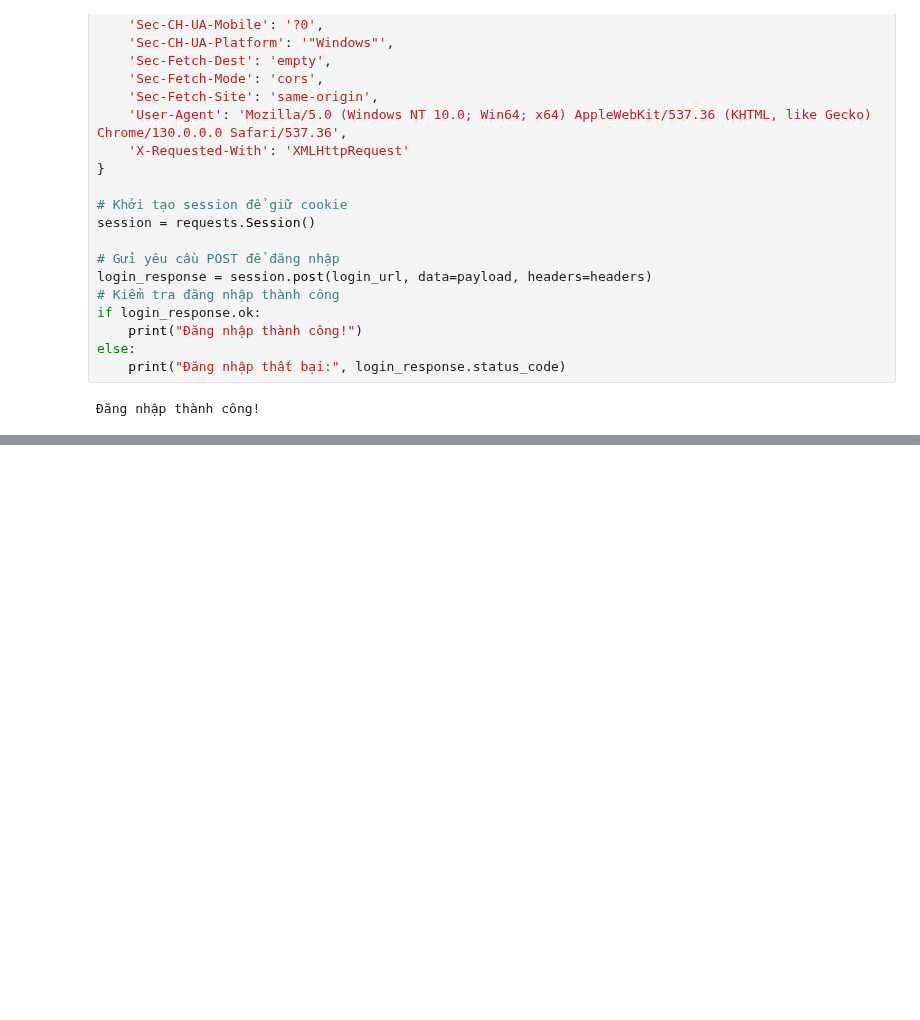
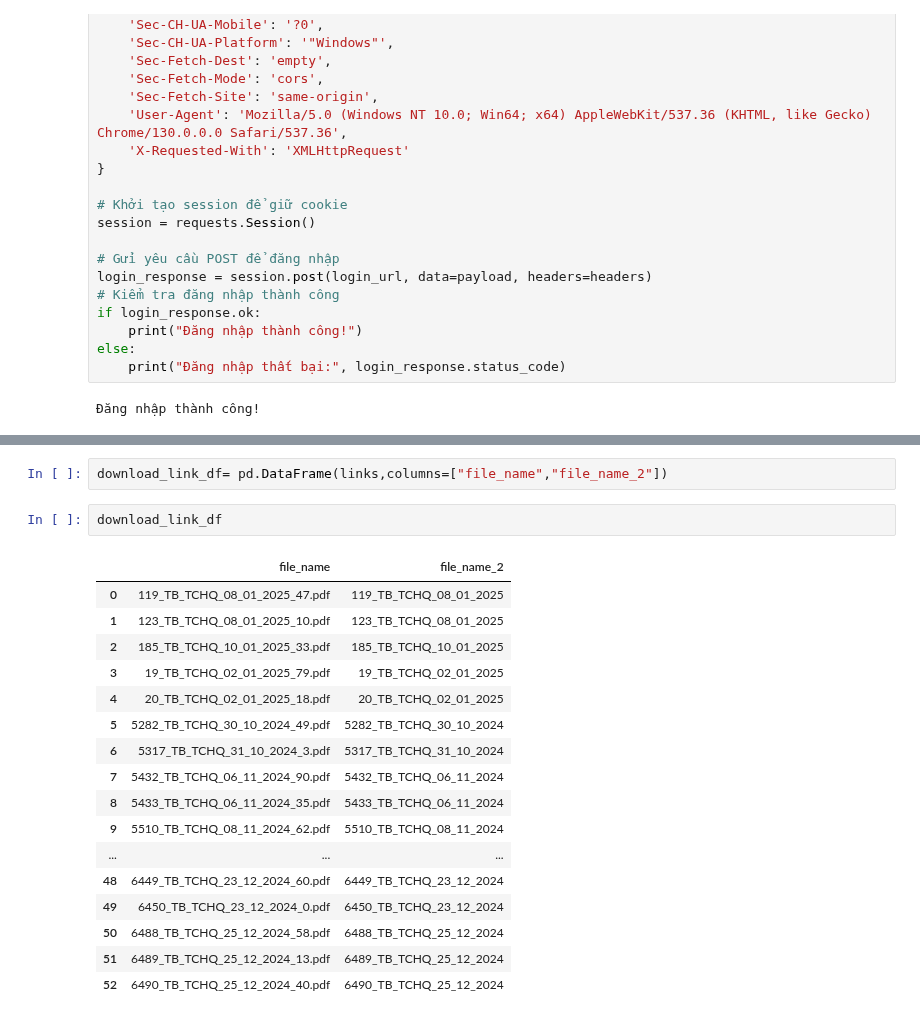
Before and after one commit to nguyenmanhcuong1291/uni_craw_tvpl, a Jupyter notebook: uni_craw_thuvienphapluat/3.craw_pdf_files.ipynb, the cells around one changed output, grey strips where cells are left out. Saved outputs shown, nothing was run; the diff lists cells and outputs as text; blank space fills up the shorter version.

```diff
--- a/uni_craw_thuvienphapluat/3.craw_pdf_files.ipynb
+++ b/uni_craw_thuvienphapluat/3.craw_pdf_files.ipynb
@@ -142,0 +205,22 @@ Tải file thành công và lưu thành 4008_TB_TCHQ_22_08_2024.pdf
+# %%
+download_link_df= pd.DataFrame(links,columns=["file_name","file_name_2"])
+# %%
+download_link_df
+# %% [output]
+|  | file_name | file_name_2 |
+| 0 | 119_TB_TCHQ_08_01_2025_47.pdf | 119_TB_TCHQ_08_01_2025 |
+| 1 | 123_TB_TCHQ_08_01_2025_10.pdf | 123_TB_TCHQ_08_01_2025 |
+| 2 | 185_TB_TCHQ_10_01_2025_33.pdf | 185_TB_TCHQ_10_01_2025 |
+| 3 | 19_TB_TCHQ_02_01_2025_79.pdf | 19_TB_TCHQ_02_01_2025 |
+| 4 | 20_TB_TCHQ_02_01_2025_18.pdf | 20_TB_TCHQ_02_01_2025 |
+| 5 | 5282_TB_TCHQ_30_10_2024_49.pdf | 5282_TB_TCHQ_30_10_2024 |
+| 6 | 5317_TB_TCHQ_31_10_2024_3.pdf | 5317_TB_TCHQ_31_10_2024 |
+| 7 | 5432_TB_TCHQ_06_11_2024_90.pdf | 5432_TB_TCHQ_06_11_2024 |
+| 8 | 5433_TB_TCHQ_06_11_2024_35.pdf | 5433_TB_TCHQ_06_11_2024 |
+| 9 | 5510_TB_TCHQ_08_11_2024_62.pdf | 5510_TB_TCHQ_08_11_2024 |
+| ... | ... | ... |
+| 48 | 6449_TB_TCHQ_23_12_2024_60.pdf | 6449_TB_TCHQ_23_12_2024 |
+| 49 | 6450_TB_TCHQ_23_12_2024_0.pdf | 6450_TB_TCHQ_23_12_2024 |
+| 50 | 6488_TB_TCHQ_25_12_2024_58.pdf | 6488_TB_TCHQ_25_12_2024 |
+| 51 | 6489_TB_TCHQ_25_12_2024_13.pdf | 6489_TB_TCHQ_25_12_2024 |
+| 52 | 6490_TB_TCHQ_25_12_2024_40.pdf | 6490_TB_TCHQ_25_12_2024 |
```
Also changed, not shown: parts of 18 cells of this notebook, 2 other files.
